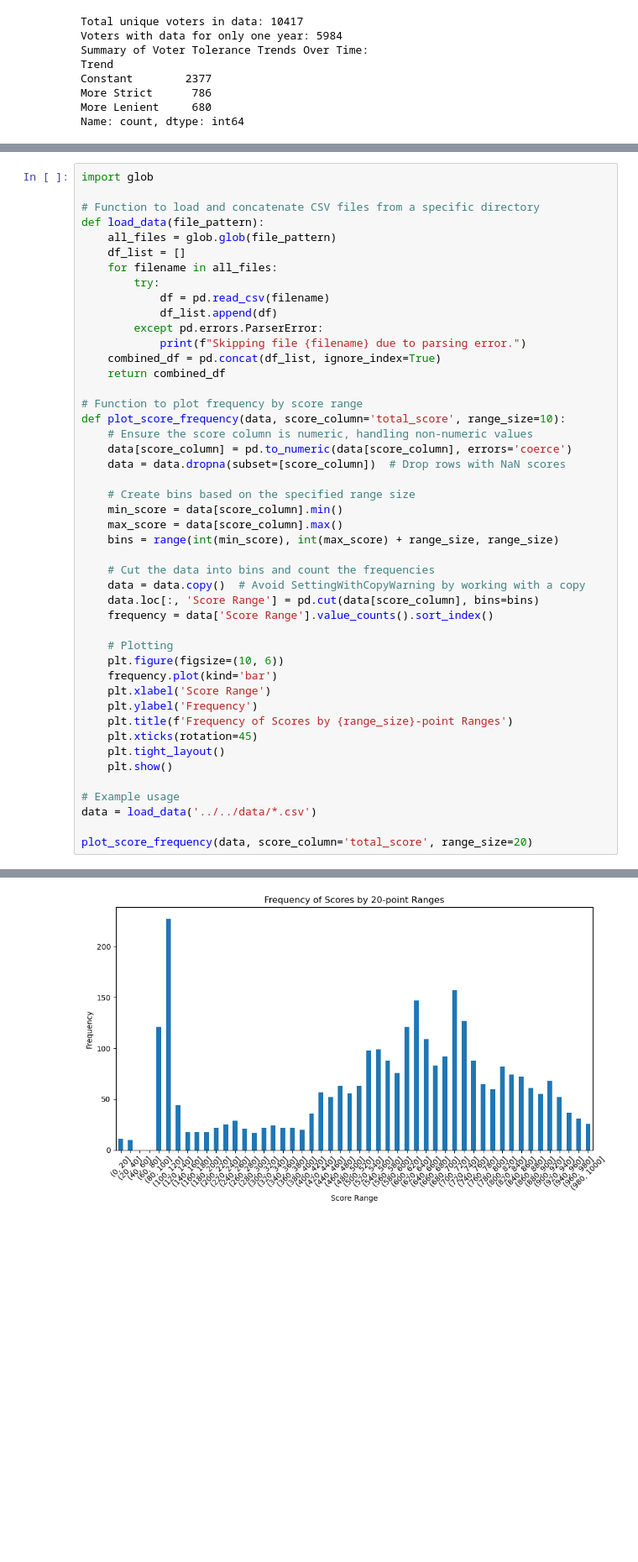
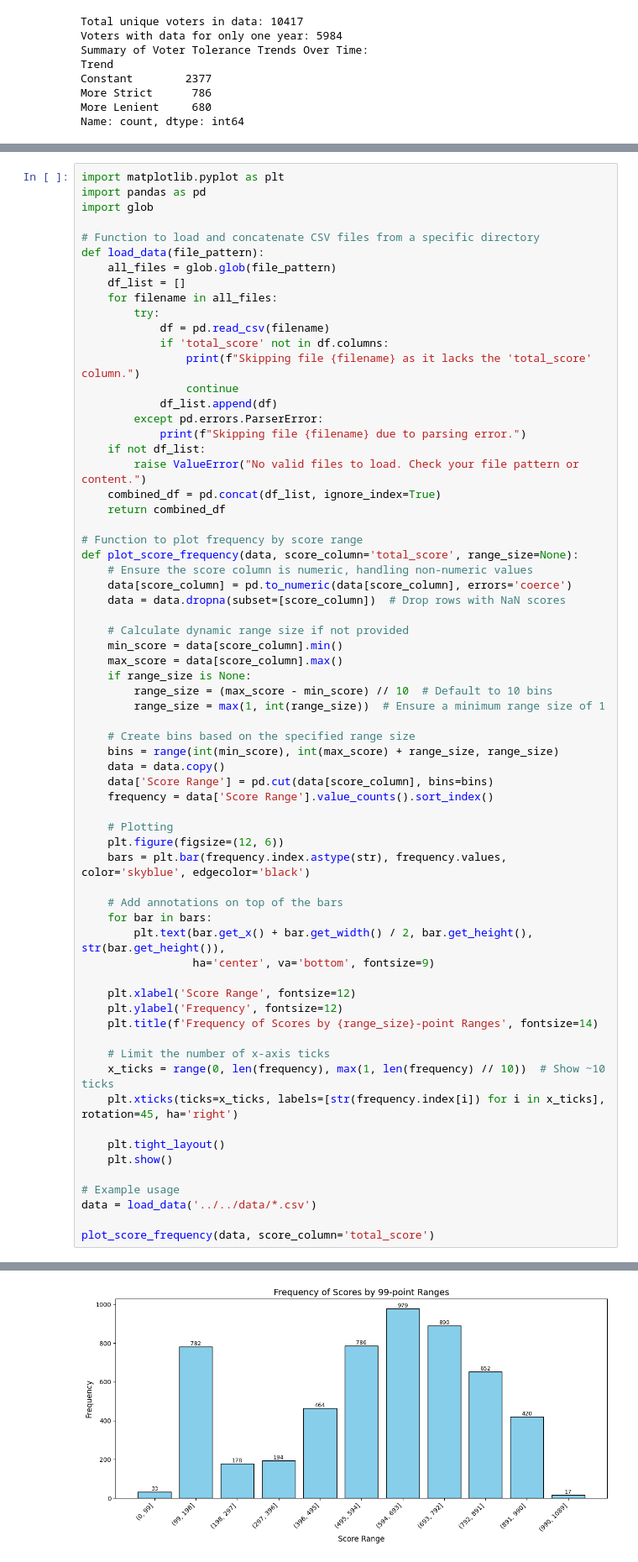
Before and after one commit to epfl-ada/ada-2024-project-supercoolteamname2024, a Jupyter notebook: src/scripts/stats.ipynb, the cells around one changed output, grey strips where cells are left out. Shown at 84% size. Saved outputs shown, nothing was run; the diff lists cells and outputs as text; blank space fills up the shorter version.

```diff
--- a/src/scripts/stats.ipynb
+++ b/src/scripts/stats.ipynb
@@ -669,6 +669,8 @@ display(enhanced_results)
 | 18 | Entities | 23 | 7 | 72 | 63 | ... |
 | 19 | Music | 247 | 76 | 1282 | 594 | ... |
 # %%
+import matplotlib.pyplot as plt
+import pandas as pd
 import glob
 
 # Function to load and concatenate CSV files from a specific directory
@@ -678,40 +680,58 @@ def load_data(file_pattern):
     for filename in all_files:
         try:
             df = pd.read_csv(filename)
+            if 'total_score' not in df.columns:
+                print(f"Skipping file {filename} as it lacks the 'total_score' column.")
+                continue
             df_list.append(df)
         except pd.errors.ParserError:
             print(f"Skipping file {filename} due to parsing error.")
+    if not df_list:
+        raise ValueError("No valid files to load. Check your file pattern or content.")
     combined_df = pd.concat(df_list, ignore_index=True)
     return combined_df
 
 # Function to plot frequency by score range
-def plot_score_frequency(data, score_column='total_score', range_size=10):
+def plot_score_frequency(data, score_column='total_score', range_size=None):
     # Ensure the score column is numeric, handling non-numeric values
     data[score_column] = pd.to_numeric(data[score_column], errors='coerce')
     data = data.dropna(subset=[score_column])  # Drop rows with NaN scores
 
-    # Create bins based on the specified range size
+    # Calculate dynamic range size if not provided
     min_score = data[score_column].min()
     max_score = data[score_column].max()
+    if range_size is None:
+        range_size = (max_score - min_score) // 10  # Default to 10 bins
+        range_size = max(1, int(range_size))  # Ensure a minimum range size of 1
+
+    # Create bins based on the specified range size
     bins = range(int(min_score), int(max_score) + range_size, range_size)
-
-    # Cut the data into bins and count the frequencies
-    data = data.copy()  # Avoid SettingWithCopyWarning by working with a copy
-    data.loc[:, 'Score Range'] = pd.cut(data[score_column], bins=bins)
+    data = data.copy()
+    data['Score Range'] = pd.cut(data[score_column], bins=bins)
     frequency = data['Score Range'].value_counts().sort_index()
 
     # Plotting
-    plt.figure(figsize=(10, 6))
-    frequency.plot(kind='bar')
-    plt.xlabel('Score Range')
-    plt.ylabel('Frequency')
-    plt.title(f'Frequency of Scores by {range_size}-point Ranges')
-    plt.xticks(rotation=45)
+    plt.figure(figsize=(12, 6))
+    bars = plt.bar(frequency.index.astype(str), frequency.values, color='skyblue', edgecolor='black')
+
+    # Add annotations on top of the bars
+    for bar in bars:
+        plt.text(bar.get_x() + bar.get_width() / 2, bar.get_height(), str(bar.get_height()),
+                 ha='center', va='bottom', fontsize=9)
+
+    plt.xlabel('Score Range', fontsize=12)
+    plt.ylabel('Frequency', fontsize=12)
+    plt.title(f'Frequency of Scores by {range_size}-point Ranges', fontsize=14)
+
+    # Limit the number of x-axis ticks
+    x_ticks = range(0, len(frequency), max(1, len(frequency) // 10))  # Show ~10 ticks
+    plt.xticks(ticks=x_ticks, labels=[str(frequency.index[i]) for i in x_ticks], rotation=45, ha='right')
+
     plt.tight_layout()
     plt.show()
 
 # Example usage
 data = load_data('../../data/*.csv')
 
-plot_score_frequency(data, score_column='total_score', range_size=20)
+plot_score_frequency(data, score_column='total_score')
 # %% [output]
@@ -719,4 +747,4 @@ Skipping file ../../data/admin_scores_ed3.csv due to parsing error.
-[figure, old version]
+[figure, new version]
 # %%
 
 import json
```
Also changed, not shown: parts of 1 cell of this notebook.
